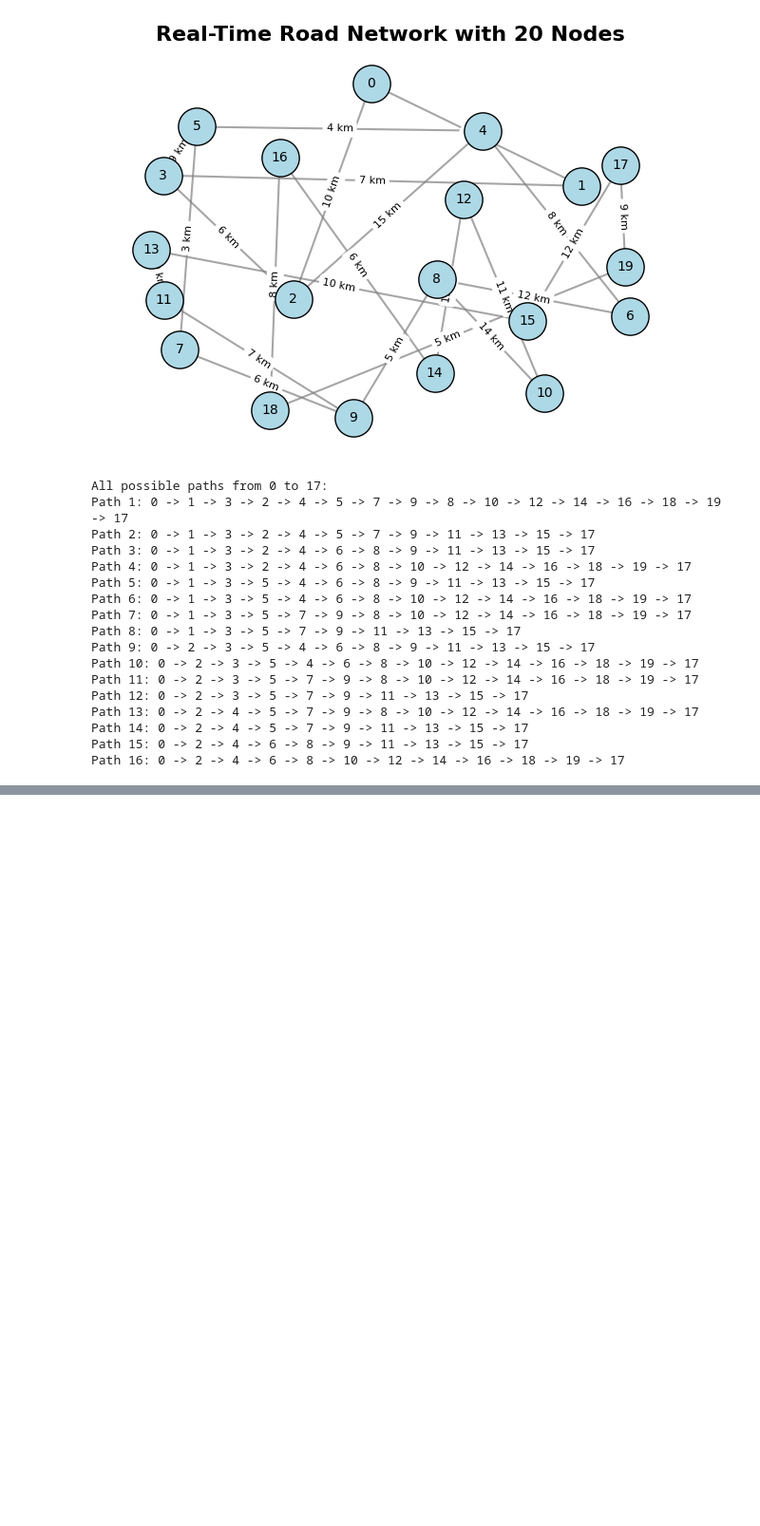
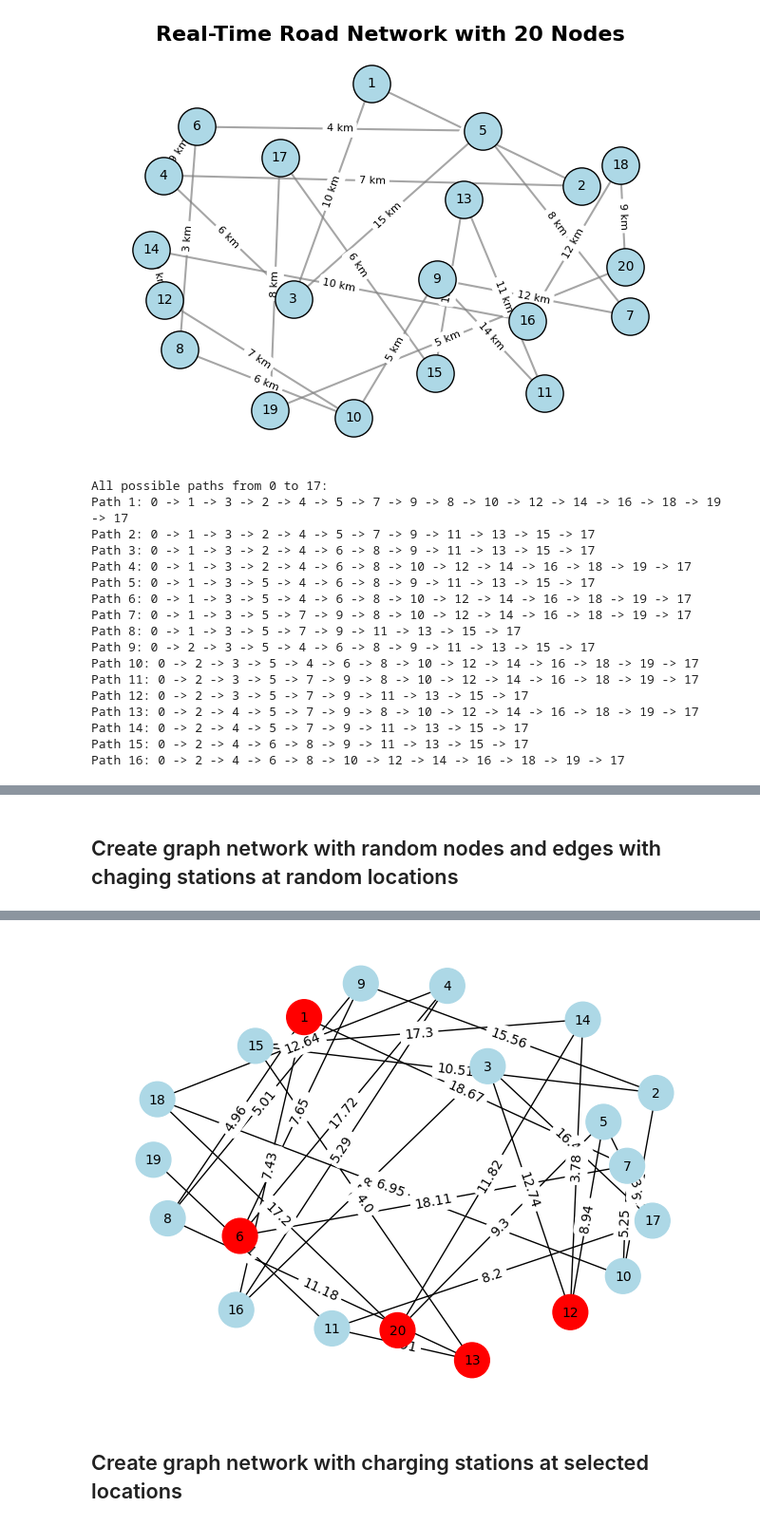
Before and after one commit to rajeshgayathri2003/EVPR, a Jupyter notebook: EVRP-DRL.ipynb, the cells around one changed output, grey strips where cells are left out. Shown: that part at 95% size. Cells and saved outputs as stored; diff of their text form; code cells hidden in the pictures; blank space fills up the shorter version.

```diff
--- a/EVRP-DRL.ipynb
+++ b/EVRP-DRL.ipynb
@@ -29,7 +36,7 @@ def create_real_time_graph():
     G = nx.Graph()
 
     # Add nodes
-    locations = {i: f"{i}" for i in range(20)}
+    locations = {i: f"{i+1}" for i in range(20)}
     G.add_nodes_from(locations.keys())
 
     # Define edges with distances (weights)
@@ -185,0 +129,65 @@ Edges with weights:
+# %% [markdown]
+## Create graph network with random nodes and edges with chaging stations at random locations
+# %%
+def create_random_graph_with_constraints(num_nodes):
+    """
+    Create a random graph with the constraint that each node has at most 3 connections
+    and randomly assign a 'charging_station' attribute to at least 5 nodes.
+
+    Args:
+        num_nodes (int): The number of nodes in the graph.
+
+    Returns:
+        G: A NetworkX graph object.
+    """
+    G = nx.Graph()  # Create an empty undirected graph
+
+    # Add nodes to the graph (starting from 1 instead of 0)
+    for i in range(1, num_nodes + 1):
+        G.add_node(i)
+
+    # Add edges with random weights ensuring each node has at most 3 connections
+    while True:
+        node1 = random.randint(1, num_nodes)
+        node2 = random.randint(1, num_nodes)
+
+        if node1 != node2 and G.degree[node1] < 3 and G.degree[node2] < 3:
+            if not G.has_edge(node1, node2):  # Ensure no duplicate edges
+                weight = round(random.uniform(1, 20), 2)  # Random weight between 1 and 20
+                G.add_edge(node1, node2, weight=weight)
+
+        # Stop when all nodes have at least one connection and at most 3 connections
+        if all(1 <= G.degree[node] <= 3 for node in G.nodes):
+            break
+
+    # Randomly assign 'charging_station' attribute to at least 5 nodes
+    charging_stations = random.sample(list(G.nodes), 5)  # Convert G.nodes to a list
+    for node in G.nodes:
+        G.nodes[node]['charging_station'] = node in charging_stations
+
+    return G
+
+# Generate a random graph with 20 nodes
+num_nodes = 20
+G = create_random_graph_with_constraints(num_nodes)
+
+# Print the edges with weights
+print("Edges with weights:")
+for u, v, weight in G.edges(data="weight"):
+    print(f"{u} - {v}: {weight}")
+
+# Print nodes with charging station attribute
+print("\nNodes with 'charging_station' attribute:")
+for node, data in G.nodes(data=True):
+    print(f"Node {node}: {'Charging Station' if data['charging_station'] else 'No Charging Station'}")
+
+# Draw the graph with edge weights
+k_value = 5
+pos = nx.spring_layout(G, k=k_value)  # Position nodes using a spring layout
+node_colors = ["red" if G.nodes[node]['charging_station'] else "lightblue" for node in G.nodes]
+
+nx.draw(G, pos, with_labels=True, node_color=node_colors, node_size=700, font_size=10)
+edge_labels = nx.get_edge_attributes(G, "weight")
+nx.draw_networkx_edge_labels(G, pos, edge_labels=edge_labels)
+plt.show()
+# %% [output]
@@ -185,0 +211,3 @@ Edges with weights:
+[figure, added]
+# %% [markdown]
+## Create graph network with charging stations at selected locations
```
Also changed, not shown: parts of 10 cells of this notebook.
